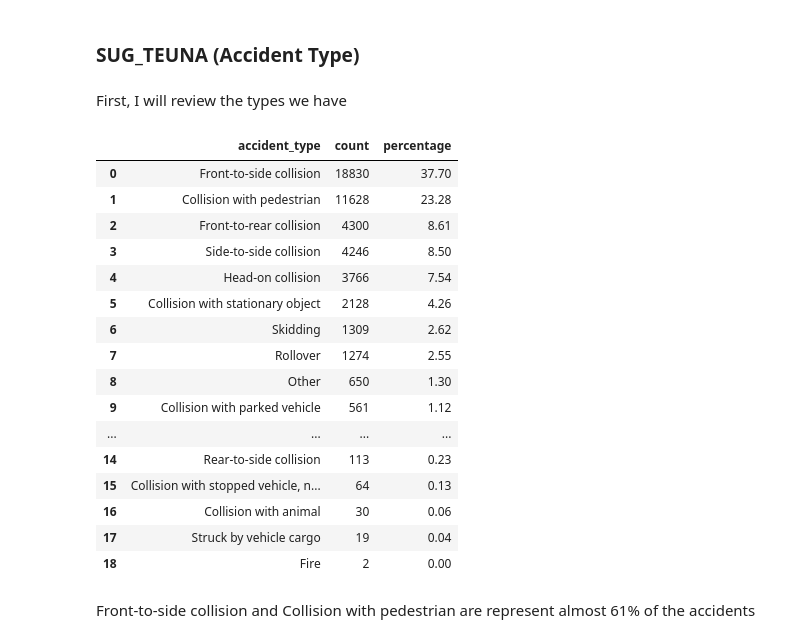
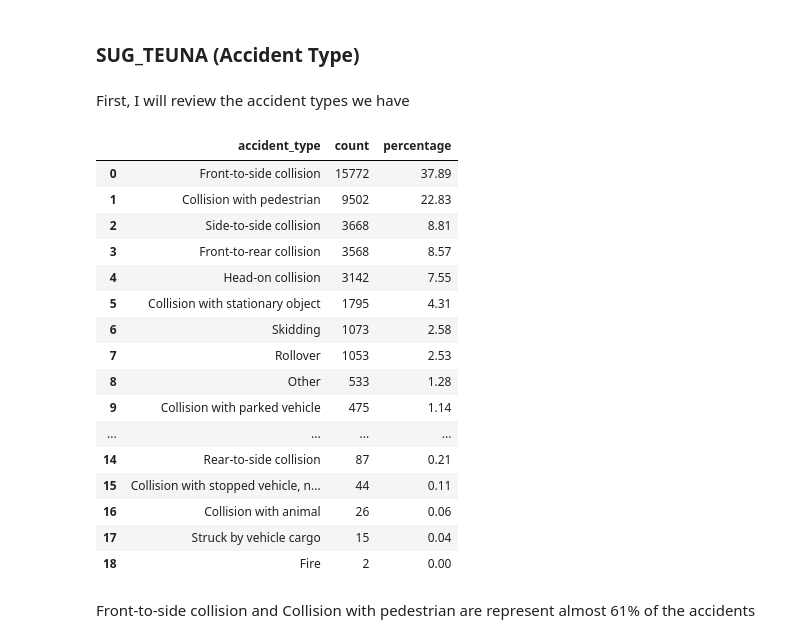
Before and after one commit to DavidCo1/israel-road-accident-severity-ml, a Jupyter notebook: notebooks/01_eda.ipynb, the cells around one changed output. Cells and saved outputs as stored; diff of their text form; code cells hidden in the pictures.

```diff
--- a/notebooks/01_eda.ipynb
+++ b/notebooks/01_eda.ipynb
@@ -20,8 +20,8 @@ for file in files:
     dfs.append(data)
     print(f"File: {file}, Shape: {data.shape}")
 
-df = pd.concat(dfs, ignore_index=True)
-print(f"Merged shape: {df.shape}")
+train_df = pd.concat(dfs, ignore_index=True)
+print(f"Merged shape: {train_df.shape}")
 # %% [output]
 File: h20201332, Shape: (10836, 46)
 File: h20211332, Shape: (11554, 46)
@@ -63,0 +72,6 @@ memory usage: 17.5 MB
+# %%
+TARGET = "HUMRAT_TEUNA"
+YEAR = "SHNAT_TEUNA"
+
+train_df = train_df[train_df[YEAR].between(2020, 2023)].copy()
+test_df = train_df[train_df[YEAR] == 2024].copy()
@@ -469,38 +673,38 @@ a sufficient evaluation metric. Macro F1 and per-class precision/recall will be
 # %% [markdown]
 ### SUG_TEUNA (Accident Type)
 # %% [markdown]
-First, I will review the types we have
+First, I will review the accident types we have
 # %%
 accident_type_counts = (
-    df["SUG_TEUNA"]
+    train_df["SUG_TEUNA"]
     .map(VALUE_LABELS["SUG_TEUNA"])
     .value_counts()
     .rename_axis("accident_type")
     .reset_index(name="count")
 )
 
 accident_type_counts["percentage"] = (
-    accident_type_counts["count"] / len(df) * 100
+    accident_type_counts["count"] / len(train_df) * 100
 ).round(2)
 
 accident_type_counts
 # %% [output]
 |  | accident_type | count | percentage |
-| 0 | Front-to-side collision | 18830 | 37.70 |
-| 1 | Collision with pedestrian | 11628 | 23.28 |
-| 2 | Front-to-rear collision | 4300 | 8.61 |
-| 3 | Side-to-side collision | 4246 | 8.50 |
-| 4 | Head-on collision | 3766 | 7.54 |
-| 5 | Collision with stationary object | 2128 | 4.26 |
-| 6 | Skidding | 1309 | 2.62 |
-| 7 | Rollover | 1274 | 2.55 |
-| 8 | Other | 650 | 1.30 |
-| 9 | Collision with parked vehicle | 561 | 1.12 |
+| 0 | Front-to-side collision | 15772 | 37.89 |
+| 1 | Collision with pedestrian | 9502 | 22.83 |
+| 2 | Side-to-side collision | 3668 | 8.81 |
+| 3 | Front-to-rear collision | 3568 | 8.57 |
+| 4 | Head-on collision | 3142 | 7.55 |
+| 5 | Collision with stationary object | 1795 | 4.31 |
+| 6 | Skidding | 1073 | 2.58 |
+| 7 | Rollover | 1053 | 2.53 |
+| 8 | Other | 533 | 1.28 |
+| 9 | Collision with parked vehicle | 475 | 1.14 |
 | ... | ... | ... | ... |
-| 14 | Rear-to-side collision | 113 | 0.23 |
-| 15 | Collision with stopped vehicle, n... | 64 | 0.13 |
-| 16 | Collision with animal | 30 | 0.06 |
-| 17 | Struck by vehicle cargo | 19 | 0.04 |
+| 14 | Rear-to-side collision | 87 | 0.21 |
+| 15 | Collision with stopped vehicle, n... | 44 | 0.11 |
+| 16 | Collision with animal | 26 | 0.06 |
+| 17 | Struck by vehicle cargo | 15 | 0.04 |
 | 18 | Fire | 2 | 0.00 |
 # %% [markdown]
 Front-to-side collision and Collision with pedestrian are represent almost 61% of the accidents
```
Also changed, not shown: parts of 22 cells of this notebook.
